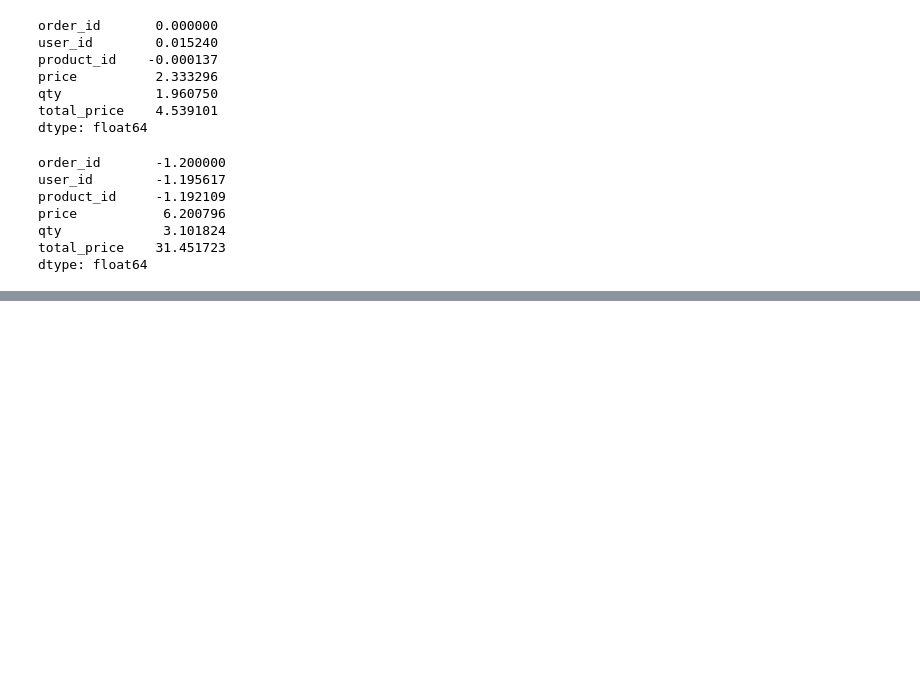
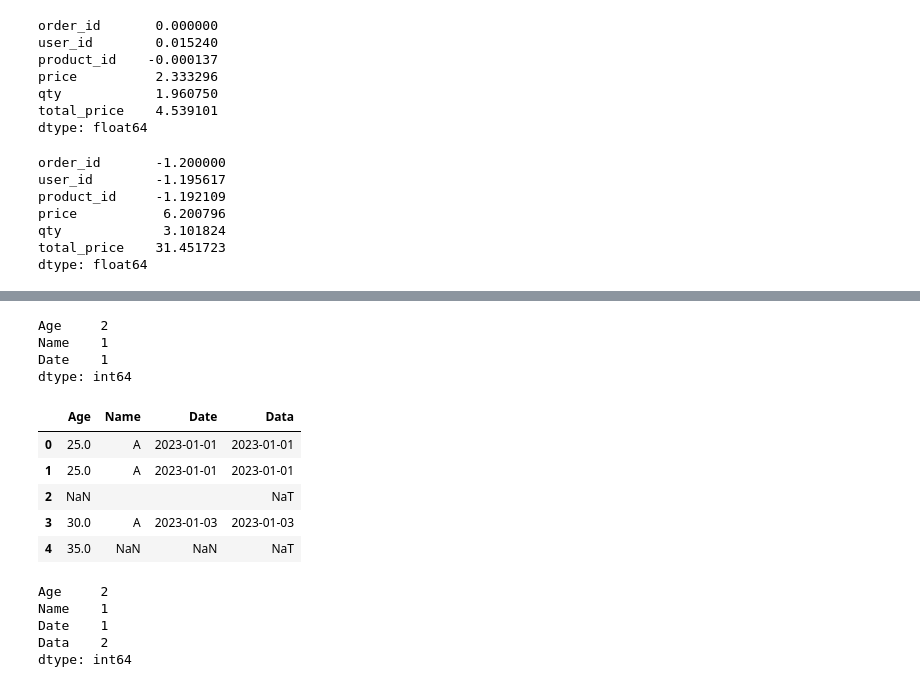
Before and after one commit to Rahuldhawan888/data_science.py, a Jupyter notebook: Day7(Pandas).ipynb, the cells around one changed output, grey strips where cells are left out. Saved outputs shown, nothing was run; the diff lists cells and outputs as text; code cells hidden in the pictures; blank space fills up the shorter version.

Commit message:
Data_science.py

```diff
--- a/Day7(Pandas).ipynb
+++ b/Day7(Pandas).ipynb
@@ -606,0 +639,10 @@ dtype: float64
+# %%
+# Creating a DataFrame with various types of missing values
+data = {
+    'Age': [25,25, np.nan, 30, 35,np.nan], # NaN for numeric data
+    'Name': ['A','A', '', 'A', None,"B"], # None for object/string data
+    'Date': ['2023-01-01', '2023-01-01',"", '2023-01-03', None,'04-01-2023'] # NaT for dates
+}
+
+df = pd.DataFrame(data)
+print(df)
@@ -606,0 +666,27 @@ dtype: float64
+# %%
+df.isnull().sum()
+# %% [output]
+Age     2
+Name    1
+Date    1
+dtype: int64
+# %%
+for i in df.columns:
+
+    if df[i].dtype=="number":
+        df[i] = df[i].replace("",np.nan) # missing
+        df[i] = df[i].replace(" ",np.nan) # missing
+    elif df [i].dtype=='object':
+        df[i] = df[i].replace("",None) # missing
+        df[i] = df[i].replace(" ",None) # White sapce value
+# %%
+df['Data'] = pd.to_datetime(df['Date'],format='mixed')
+# %%
+df.head()
+# %% [output]
+|  | Age | Name | Date | Data |
+| 0 | 25.0 | A | 2023-01-01 | 2023-01-01 |
+| 1 | 25.0 | A | 2023-01-01 | 2023-01-01 |
+| 2 | NaN |  |  | NaT |
+| 3 | 30.0 | A | 2023-01-03 | 2023-01-03 |
+| 4 | 35.0 | NaN | NaN | NaT |
@@ -606,0 +695,8 @@ dtype: float64
+# %%
+new_df.isnull().sum()
+# %% [output]
+Age     2
+Name    1
+Date    1
+Data    2
+dtype: int64
```
Also changed, not shown: parts of 30 cells of this notebook, 1 other file.
